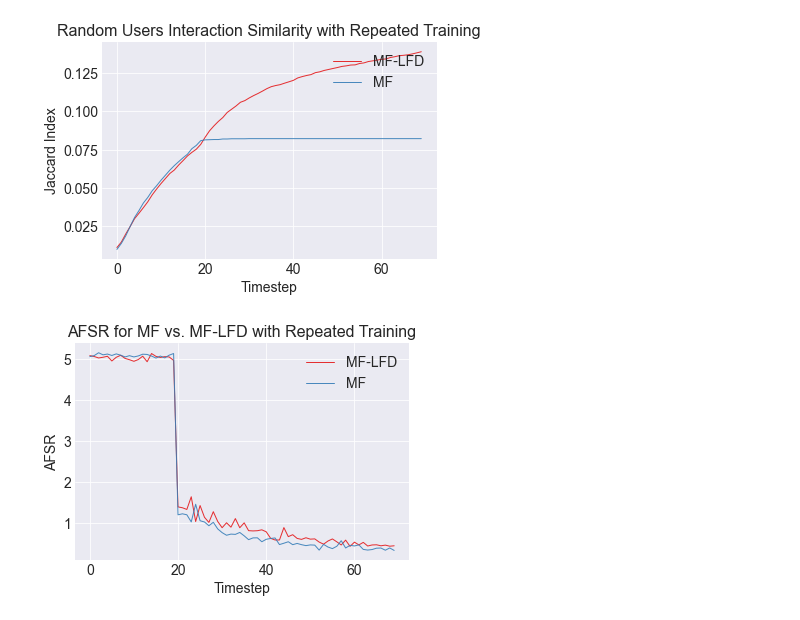
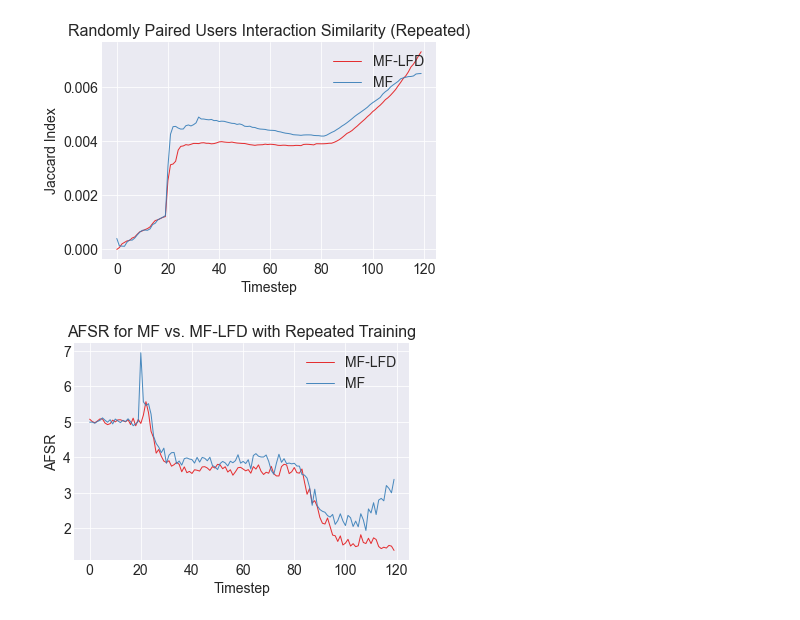
Before and after one commit to elucherini/t-recs, a Jupyter notebook: examples/MFLFDTesting.ipynb, the cells around one changed output. Cells and saved outputs as stored; diff of their text form; code cells hidden in the pictures.

```diff
--- a/examples/MFLFDTesting.ipynb
+++ b/examples/MFLFDTesting.ipynb
@@ -56,9 +56,9 @@ model_params = {'iterations': 100}
 # N_FACTORS = 15
 
 NUM_USERS = 100
-NUM_ITEMS = 100
+NUM_ITEMS = 10000
 N_FACTORS = 10
-NUM_STEPS = 50
+NUM_STEPS = 100
 js_pairs = [(u1_idx, u2_idx) for u1_idx in range(NUM_USERS) for u2_idx in range(NUM_USERS) if u1_idx != u2_idx]
 # %%
 # user_representation = Generator().binomial(
@@ -89,7 +89,8 @@ mf.startup_and_train(20)
 mf.run(timesteps=NUM_STEPS, train_between_steps=True, reset_interactions=False)
 #mf.run(timesteps=NUM_STEPS)
 # %%
-mflfd = ImplicitMFLFD(num_users=NUM_USERS, num_items=NUM_ITEMS, num_latent_factors=N_FACTORS, num_items_per_iter=10)
+mflfd = ImplicitMFLFD(num_users=NUM_USERS, num_items=NUM_ITEMS, num_latent_factors=N_FACTORS, num_items_per_iter=10,
+                     top_n_limit=50)
                      # model_params=model_params)
 mflfd.add_metrics(MSEMeasurement())
 mflfd.add_metrics(AverageFeatureScoreRange())
@@ -124,30 +107,30 @@ mflfd_metrics.head(30)
 # %%
 #mflfd_metrics = pd.DataFrame(mflfd.get_measurements())
 mflfd_sim= mflfd_metrics['interaction_similarity'].to_list()[1:]
 
 #mf_metrics = pd.DataFrame(mf.get_measurements())
 mf_sim= mf_metrics['interaction_similarity'].to_list()[1:]
 # style
 plt.style.use('seaborn-darkgrid')
 plt.rcParams.update({'font.size': 14})
 
 # create a color palette
 palette = plt.get_cmap('Set1')
 
 plt.plot(list(range(len(mflfd_sim))), mflfd_sim, marker='', color=palette(0), linewidth=1, alpha=0.9, label='MF-LFD')
 plt.plot(list(range(len(mf_sim))), mf_sim, marker='', color=palette(1), linewidth=1, alpha=0.9, label='MF')
 
 # Add legend
 #plt.legend(loc=2, ncol=2)
 plt.legend(loc=1, ncol=1)
 
 # Add titles
-plt.title("Random Users Interaction Similarity with Repeated Training", loc='center', fontsize=16, fontweight=2)
+plt.title("Randomly Paired Users Interaction Similarity (Repeated)", loc='center', fontsize=16, fontweight=2)
 plt.xlabel("Timestep")
 plt.ylabel("Jaccard Index")
 plt.show()
 # %% [output]
-[figure, old version]
+[figure, new version]
 # %%
 mf_afsr= mf_metrics['afsr'].to_list()[1:]
 mflfd_afsr= mflfd_metrics['afsr'].to_list()[1:]
@@ -172,7 +155,7 @@ plt.xlabel("Timestep")
 plt.ylabel("AFSR")
 plt.show()
 # %% [output]
-[figure, old version]
+[figure, new version]
 # %%
 mlsmall = MovieLens('../../t-recs-experiments/data/ml-latest-small')
 ratings = mlsmall.ratings[['user', 'item']]
```
Also changed, not shown: parts of 12 cells of this notebook.
